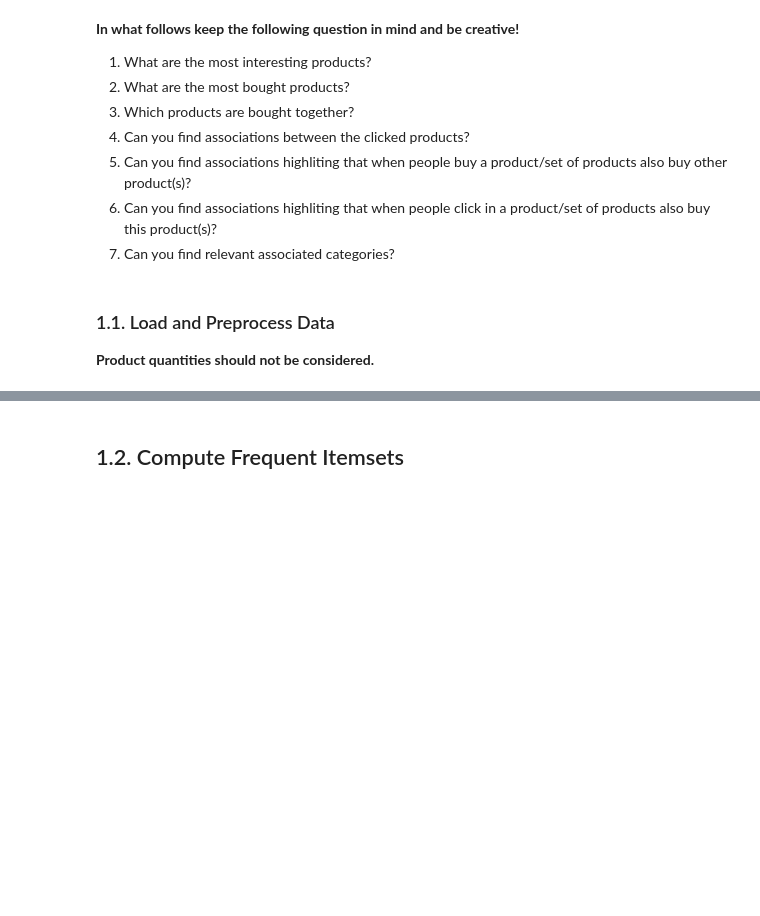
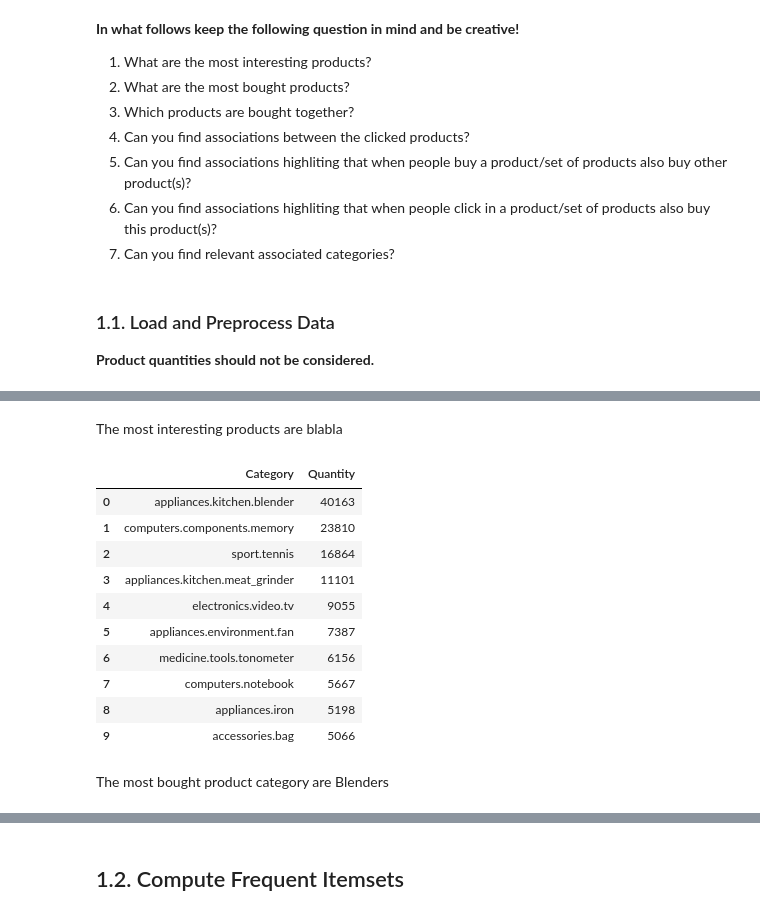
Before and after one commit to iamemc/Algorithm_Analysis-Hypothesis, a Jupyter notebook: PD_202021_P1.ipynb, the cells around one changed output, grey strips where cells are left out. Drawn from its saved outputs; the diff is of its cells as text; code cells hidden in the pictures; blank space fills up the shorter version.

```diff
--- a/PD_202021_P1.ipynb
+++ b/PD_202021_P1.ipynb
@@ -90,0 +222,28 @@ In this first part of the project you should load and preprocess the dataset  in
+# %% [markdown]
+The most interesting products are blabla
+# %%
+#2. What are the most bought products?
+
+df4 = pd.merge(buys, products2)
+
+quantities = df4.groupby(["Category"], as_index=False).sum(["Qty"]).sort_values(by="Qty", ascending=False)
+
+quantities = quantities[["Category","Qty"]]
+quantities = quantities.rename(columns={"Qty": "Quantity"})
+quantities = quantities.reset_index(drop=True)
+
+quantities.head(10)
+# %% [output]
+|  | Category | Quantity |
+| 0 | appliances.kitchen.blender | 40163 |
+| 1 | computers.components.memory | 23810 |
+| 2 | sport.tennis | 16864 |
+| 3 | appliances.kitchen.meat_grinder | 11101 |
+| 4 | electronics.video.tv | 9055 |
+| 5 | appliances.environment.fan | 7387 |
+| 6 | medicine.tools.tonometer | 6156 |
+| 7 | computers.notebook | 5667 |
+| 8 | appliances.iron | 5198 |
+| 9 | accessories.bag | 5066 |
+# %% [markdown]
+The most bought product category are Blenders
```
Also changed, not shown: parts of 21 cells of this notebook.
